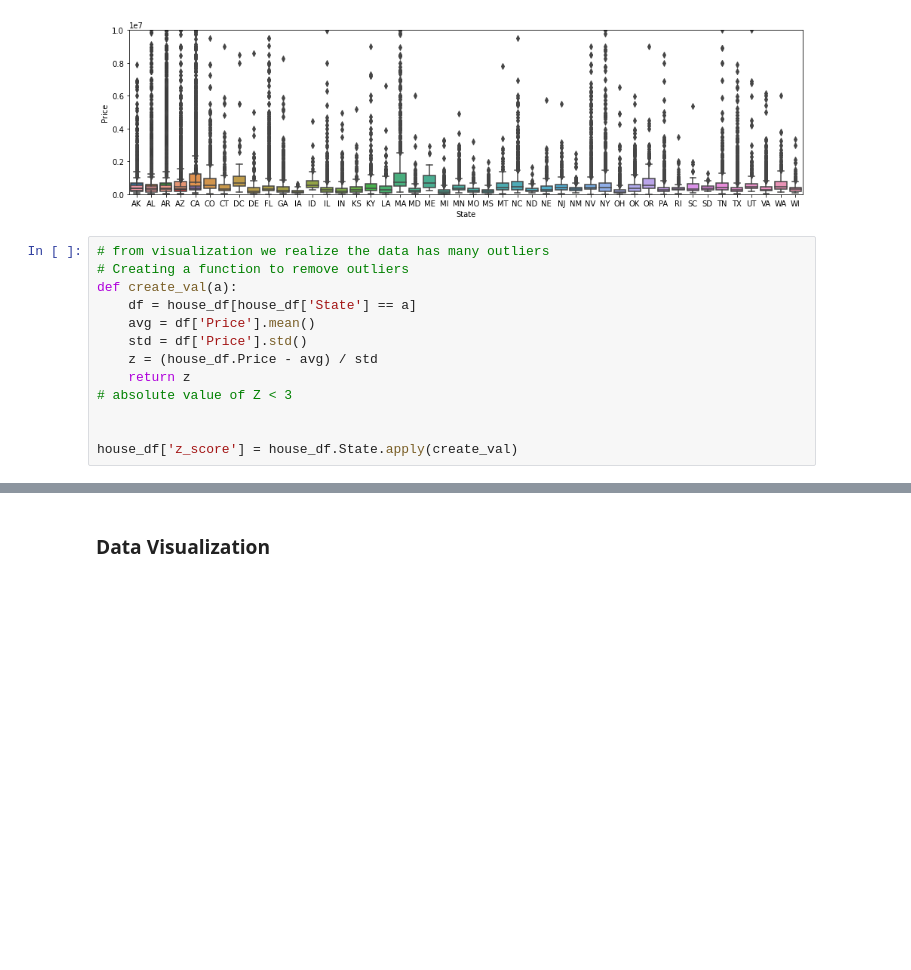
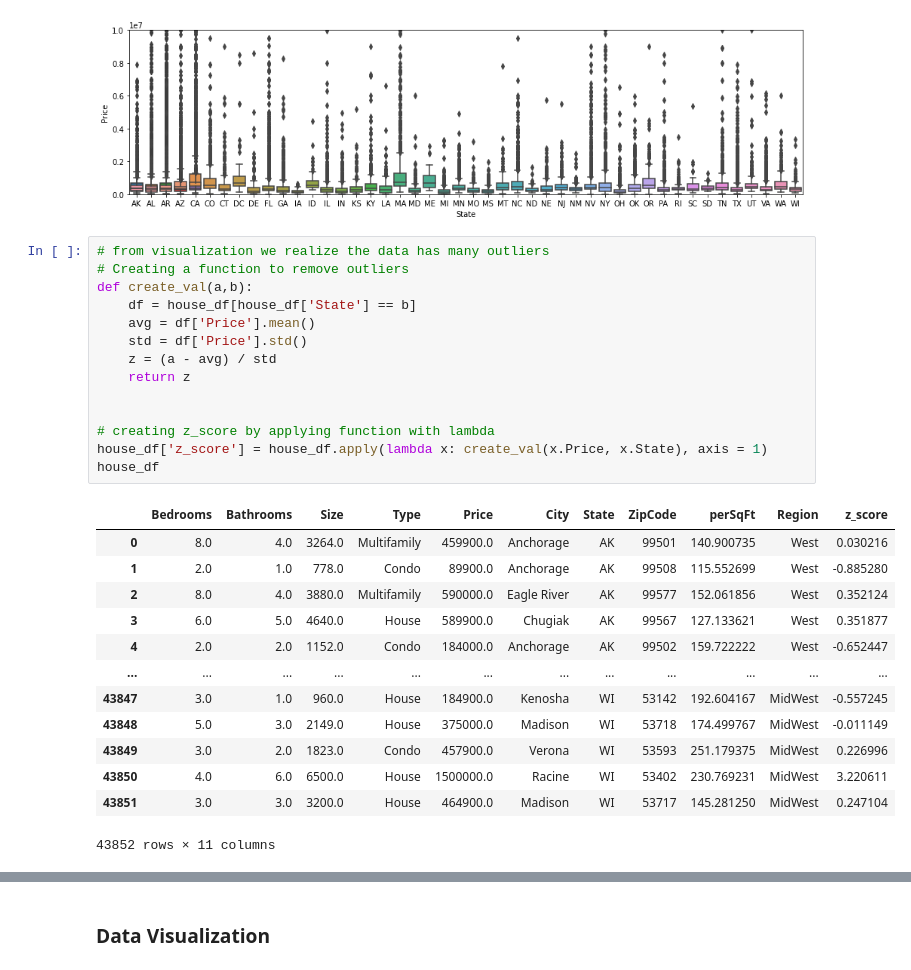
Before and after one commit to StockJanitor/CIS41_Project, a Jupyter notebook: CIS41_Project.ipynb, the cells around one changed output, grey strips where cells are left out. Cells and saved outputs as stored; diff of their text form; blank space fills up the shorter version.

```diff
--- a/CIS41_Project.ipynb
+++ b/CIS41_Project.ipynb
@@ -552,13 +552,28 @@ ax.set_ylim(0,10000000)
 # %%
 # from visualization we realize the data has many outliers
 # Creating a function to remove outliers
-def create_val(a):
-    df = house_df[house_df['State'] == a]
+def create_val(a,b):
+    df = house_df[house_df['State'] == b]
     avg = df['Price'].mean()
     std = df['Price'].std()
-    z = (house_df.Price - avg) / std
+    z = (a - avg) / std
     return z
-# absolute value of Z < 3
 
 
-house_df['z_score'] = house_df.State.apply(create_val)
+# creating z_score by applying function with lambda
+house_df['z_score'] = house_df.apply(lambda x: create_val(x.Price, x.State), axis = 1)
+house_df
+# %% [output]
+|  | Bedrooms | Bathrooms | Size | Type | Price | City | State | ZipCode | perSqFt | Region | z_score |
+| 0 | 8.0 | 4.0 | 3264.0 | Multifamily | 459900.0 | Anchorage | AK | 99501 | 140.900735 | West | 0.030216 |
+| 1 | 2.0 | 1.0 | 778.0 | Condo | 89900.0 | Anchorage | AK | 99508 | 115.552699 | West | -0.885280 |
+| 2 | 8.0 | 4.0 | 3880.0 | Multifamily | 590000.0 | Eagle River | AK | 99577 | 152.061856 | West | 0.352124 |
+| 3 | 6.0 | 5.0 | 4640.0 | House | 589900.0 | Chugiak | AK | 99567 | 127.133621 | West | 0.351877 |
+| 4 | 2.0 | 2.0 | 1152.0 | Condo | 184000.0 | Anchorage | AK | 99502 | 159.722222 | West | -0.652447 |
+| ... | ... | ... | ... | ... | ... | ... | ... | ... | ... | ... | ... |
+| 43847 | 3.0 | 1.0 | 960.0 | House | 184900.0 | Kenosha | WI | 53142 | 192.604167 | MidWest | -0.557245 |
+| 43848 | 5.0 | 3.0 | 2149.0 | House | 375000.0 | Madison | WI | 53718 | 174.499767 | MidWest | -0.011149 |
+| 43849 | 3.0 | 2.0 | 1823.0 | Condo | 457900.0 | Verona | WI | 53593 | 251.179375 | MidWest | 0.226996 |
+| 43850 | 4.0 | 6.0 | 6500.0 | House | 1500000.0 | Racine | WI | 53402 | 230.769231 | MidWest | 3.220611 |
+| 43851 | 3.0 | 3.0 | 3200.0 | House | 464900.0 | Madison | WI | 53717 | 145.281250 | MidWest | 0.247104 |
+43852 rows × 11 columns
```
Also changed, not shown: parts of 15 cells of this notebook.
